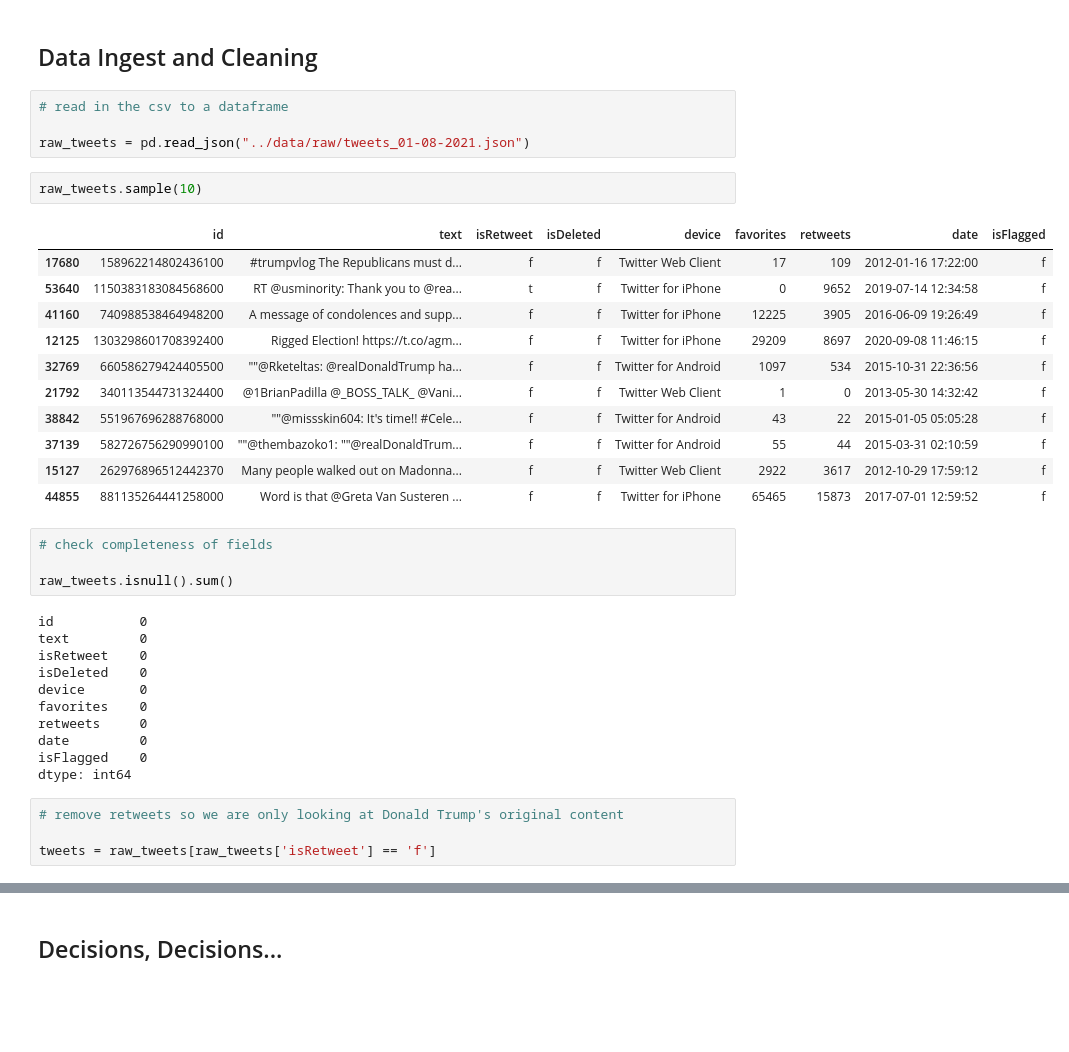
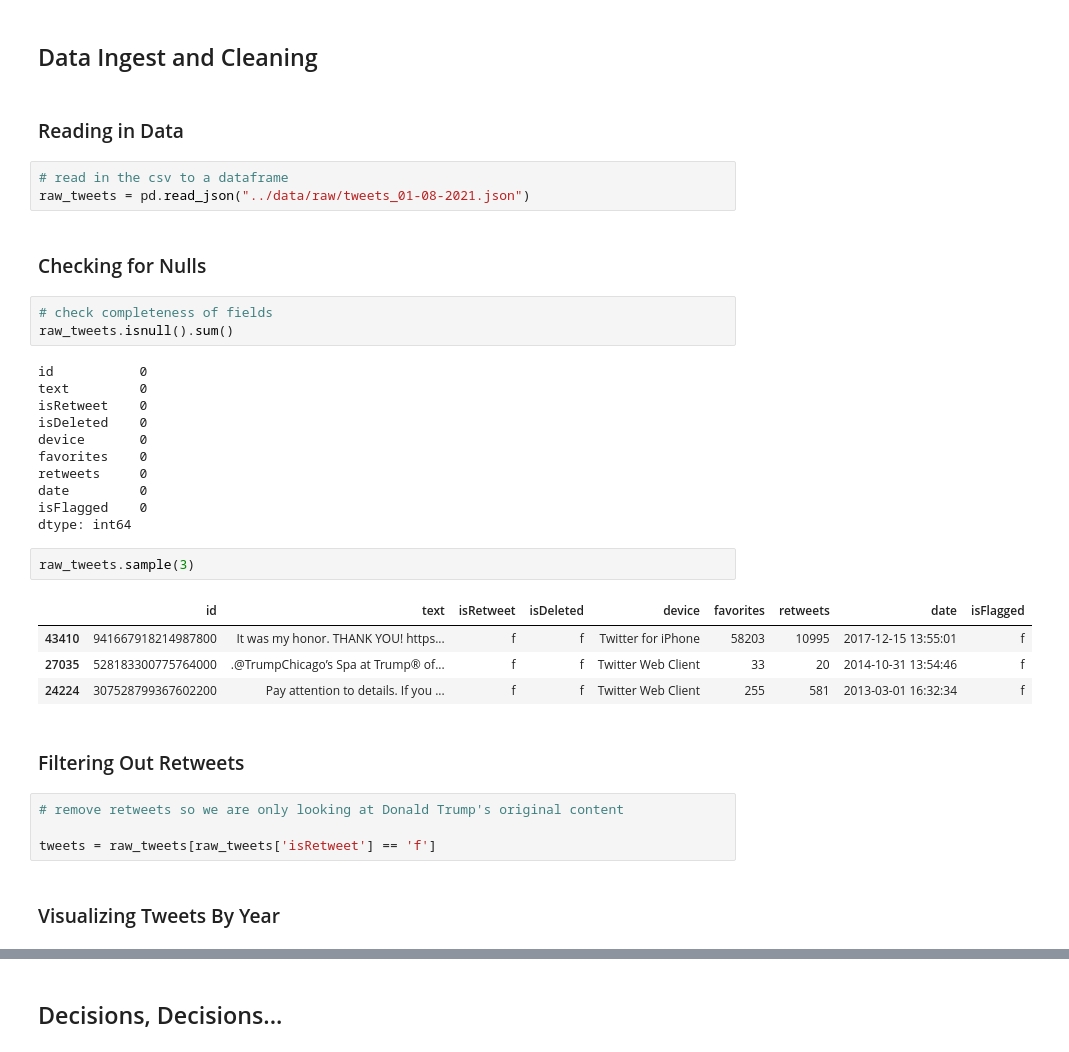
Before and after one commit to caitlynvanheest/condProbTrumpsTweets, a Jupyter notebook: condProbTrumpsTweets/notebooks/1.0-notebook.ipynb, the cells around one changed output, grey strips where cells are left out. Cells and saved outputs as stored; diff of their text form; blank space fills up the shorter version.

```diff
--- a/condProbTrumpsTweets/notebooks/1.0-notebook.ipynb
+++ b/condProbTrumpsTweets/notebooks/1.0-notebook.ipynb
@@ -55,40 +49,39 @@ else:
 # cookiecutter https://github.com/drivendata/cookiecutter-data-science
 # %% [markdown]
 ## Data Ingest and Cleaning
+# %% [markdown]
+### Reading in Data
 # %%
 # read in the csv to a dataframe
-
 raw_tweets = pd.read_json("../data/raw/tweets_01-08-2021.json")
+# %% [markdown]
+### Checking for Nulls
+# %%
+# check completeness of fields
+raw_tweets.isnull().sum()
+# %% [output]
+id           0
+text         0
+isRetweet    0
+isDeleted    0
+device       0
+favorites    0
+retweets     0
+date         0
+isFlagged    0
+dtype: int64
 # %%
-raw_tweets.sample(10)
+raw_tweets.sample(3)
 # %% [output]
 |  | id | text | isRetweet | isDeleted | device | favorites | retweets | date | isFlagged |
-| 17680 | 158962214802436100 | #trumpvlog The Republicans must d... | f | f | Twitter Web Client | 17 | 109 | 2012-01-16 17:22:00 | f |
-| 53640 | 1150383183084568600 | RT @usminority: Thank you to @rea... | t | f | Twitter for iPhone | 0 | 9652 | 2019-07-14 12:34:58 | f |
-| 41160 | 740988538464948200 | A message of condolences and supp... | f | f | Twitter for iPhone | 12225 | 3905 | 2016-06-09 19:26:49 | f |
-| 12125 | 1303298601708392400 | Rigged Election! https://t.co/agm... | f | f | Twitter for iPhone | 29209 | 8697 | 2020-09-08 11:46:15 | f |
-| 32769 | 660586279424405500 | ""@Rketeltas: @realDonaldTrump ha... | f | f | Twitter for Android | 1097 | 534 | 2015-10-31 22:36:56 | f |
-| 21792 | 340113544731324400 | @1BrianPadilla @_BOSS_TALK_ @Vani... | f | f | Twitter Web Client | 1 | 0 | 2013-05-30 14:32:42 | f |
-| 38842 | 551967696288768000 | ""@missskin604: It's time!! #Cele... | f | f | Twitter for Android | 43 | 22 | 2015-01-05 05:05:28 | f |
-| 37139 | 582726756290990100 | ""@thembazoko1: ""@realDonaldTrum... | f | f | Twitter for Android | 55 | 44 | 2015-03-31 02:10:59 | f |
-| 15127 | 262976896512442370 | Many people walked out on Madonna... | f | f | Twitter Web Client | 2922 | 3617 | 2012-10-29 17:59:12 | f |
-| 44855 | 881135264441258000 | Word is that @Greta Van Susteren ... | f | f | Twitter for iPhone | 65465 | 15873 | 2017-07-01 12:59:52 | f |
+| 43410 | 941667918214987800 | It was my honor. THANK YOU! https... | f | f | Twitter for iPhone | 58203 | 10995 | 2017-12-15 13:55:01 | f |
+| 27035 | 528183300775764000 | .@TrumpChicago’s Spa at Trump® of... | f | f | Twitter Web Client | 33 | 20 | 2014-10-31 13:54:46 | f |
+| 24224 | 307528799367602200 | Pay attention to details. If you ... | f | f | Twitter Web Client | 255 | 581 | 2013-03-01 16:32:34 | f |
-# %%
-# check completeness of fields
-
-raw_tweets.isnull().sum()
-# %% [output]
-id           0
-text         0
-isRetweet    0
-isDeleted    0
-device       0
-favorites    0
-retweets     0
-date         0
-isFlagged    0
-dtype: int64
+# %% [markdown]
+### Filtering Out Retweets
 # %%
 # remove retweets so we are only looking at Donald Trump's original content
 
 tweets = raw_tweets[raw_tweets['isRetweet'] == 'f']
+# %% [markdown]
+### Visualizing Tweets By Year
```
Also changed, not shown: parts of 36 cells of this notebook.
